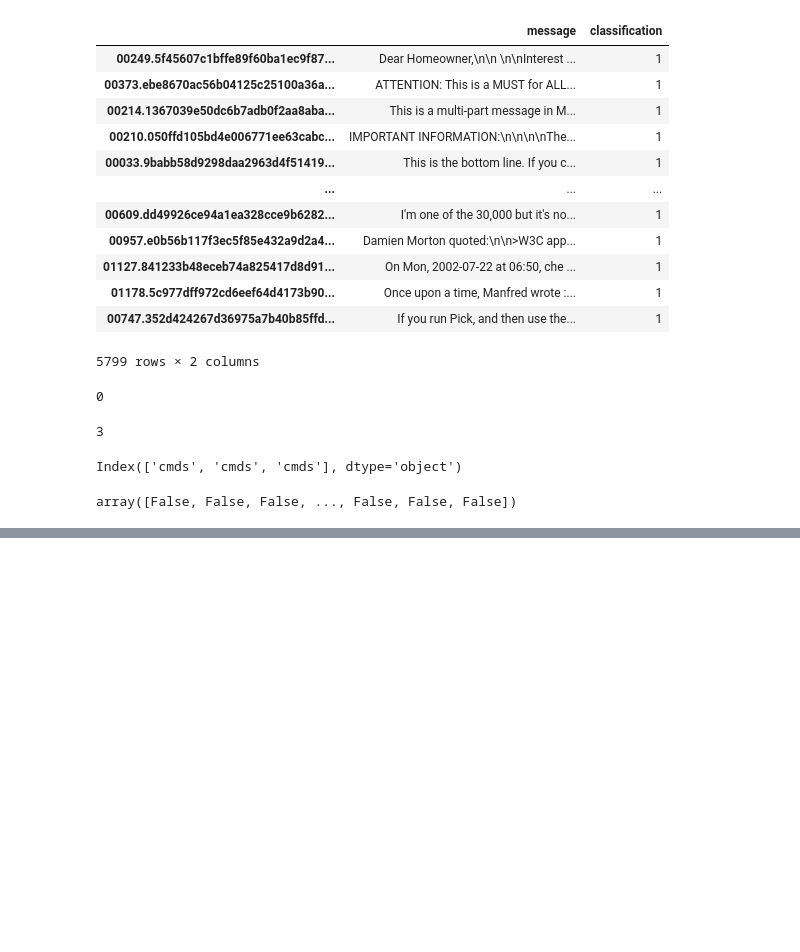
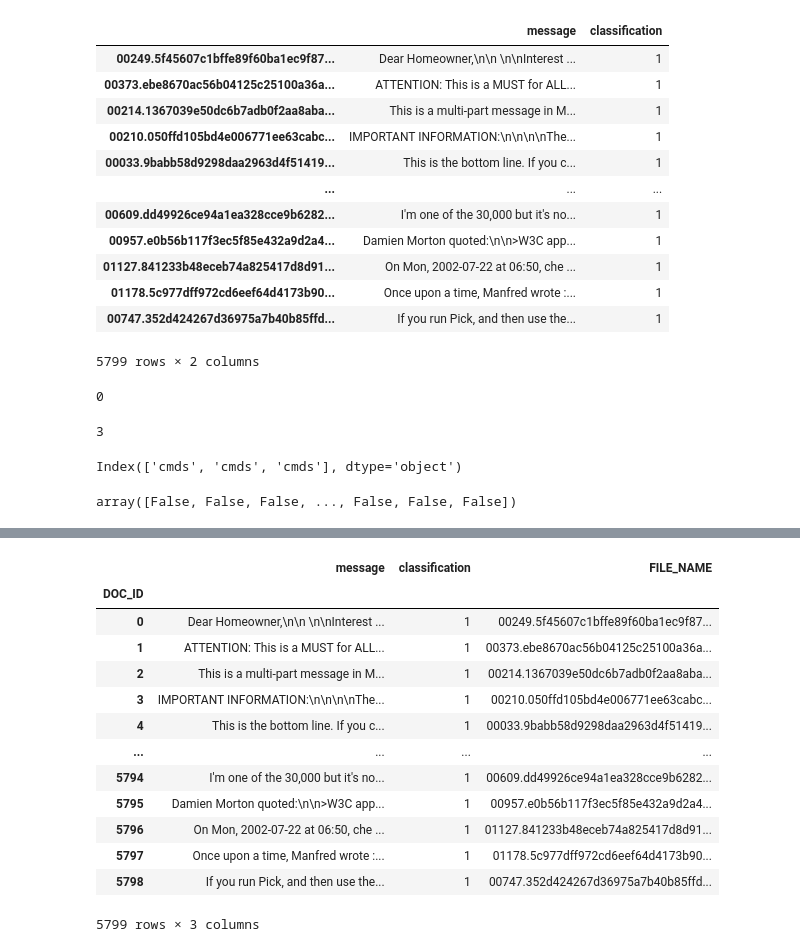
Before and after one commit to RasoulAskari/MLProject, a Jupyter notebook: Bayes Classifier.ipynb, the cells around one changed output, grey strips where cells are left out. Saved outputs shown, nothing was run; the diff lists cells and outputs as text; code cells hidden in the pictures; blank space fills up the shorter version.

```diff
--- a/Bayes Classifier.ipynb
+++ b/Bayes Classifier.ipynb
@@ -214,0 +232,4 @@ empty_count
+# %%
+document_id = range(0, len(data.index))
+data['DOC_ID'] = document_id
+data
@@ -214,0 +250,19 @@ empty_count
+# %%
+data['FILE_NAME'] = data.index
+data.set_index('DOC_ID', inplace=True)
+data
+# %% [output]
+|  | message | classification | FILE_NAME |
+| DOC_ID |  |  |  |
+| 0 | Dear Homeowner,\n\n \n\nInterest ... | 1 | 00249.5f45607c1bffe89f60ba1ec9f87... |
+| 1 | ATTENTION: This is a MUST for ALL... | 1 | 00373.ebe8670ac56b04125c25100a36a... |
+| 2 | This is a multi-part message in M... | 1 | 00214.1367039e50dc6b7adb0f2aa8aba... |
+| 3 | IMPORTANT INFORMATION:\n\n\n\nThe... | 1 | 00210.050ffd105bd4e006771ee63cabc... |
+| 4 | This is the bottom line. If you c... | 1 | 00033.9babb58d9298daa2963d4f51419... |
+| ... | ... | ... | ... |
+| 5794 | I'm one of the 30,000 but it's no... | 1 | 00609.dd49926ce94a1ea328cce9b6282... |
+| 5795 | Damien Morton quoted:\n\n>W3C app... | 1 | 00957.e0b56b117f3ec5f85e432a9d2a4... |
+| 5796 | On Mon, 2002-07-22 at 06:50, che ... | 1 | 01127.841233b48eceb74a825417d8d91... |
+| 5797 | Once upon a time, Manfred wrote :... | 1 | 01178.5c977dff972cd6eef64d4173b90... |
+| 5798 | If you run Pick, and then use the... | 1 | 00747.352d424267d36975a7b40b85ffd... |
+5799 rows × 3 columns
```
Also changed, not shown: parts of 5 cells of this notebook, 3 other files.
